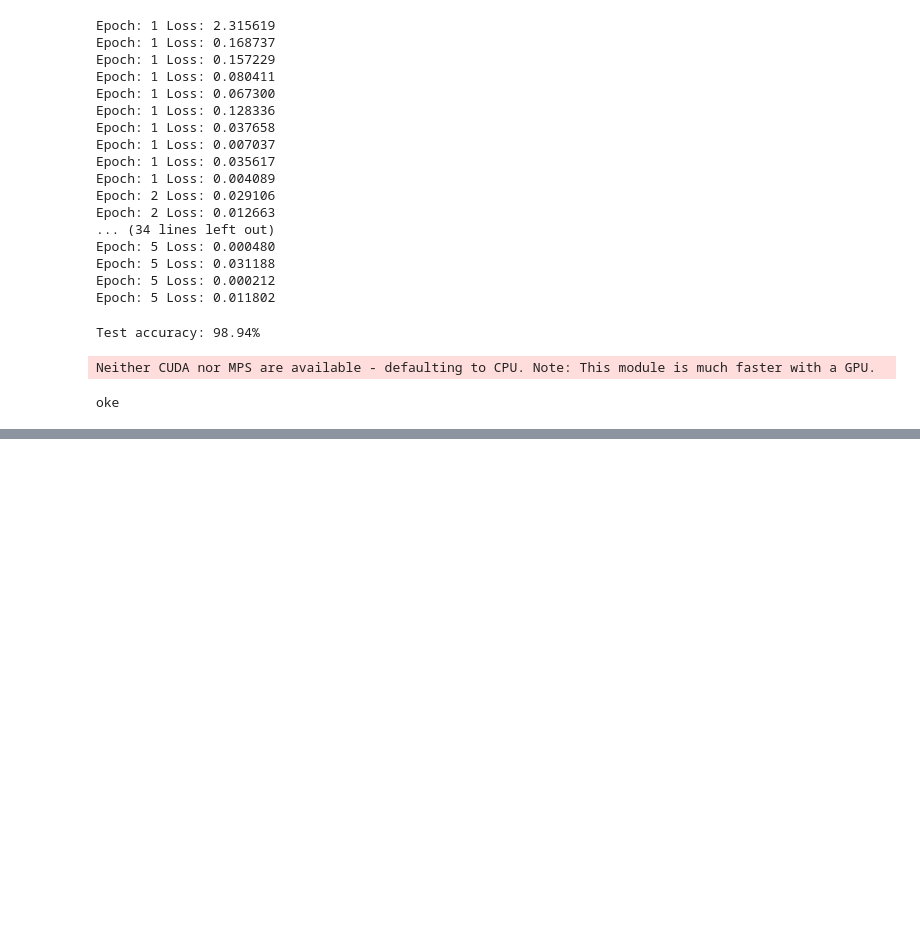
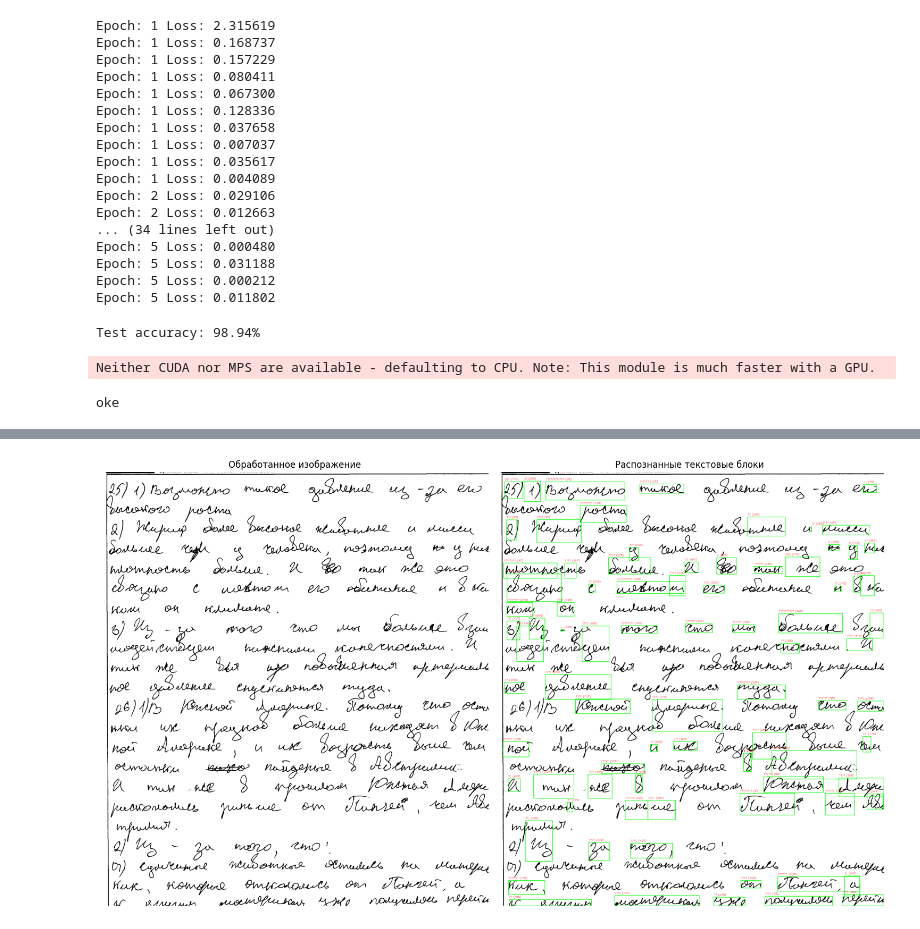
Before and after one commit to hom1e10101/ML_practice, a Jupyter notebook: day_2/aboba.ipynb, the cells around one changed output, grey strips where cells are left out. Saved outputs shown, nothing was run; the diff lists cells and outputs as text; code cells hidden in the pictures; blank space fills up the shorter version.

Commit message:
потыкал pytesseract

```diff
--- a/day_2/aboba.ipynb
+++ b/day_2/aboba.ipynb
@@ -218,0 +258,41 @@ AttributeError: module 'matplotlib' has no attribute 'imshow'
+# %%
+def draw_text_boxes(image, tesseract_data):
+    img_with_boxes = image.copy()
+    lines = tesseract_data.strip().split('\n')
+
+    for line in lines:
+        parts = line.split('\t')
+        if len(parts) >= 12:
+            try:
+                x, y, w, h = int(parts[6]), int(parts[7]), int(parts[8]), int(parts[9])
+                text = parts[11]
+                conf = int(parts[10])
+
+                if conf > 0:
+                    cv2.rectangle(img_with_boxes, (x, y), (x+w, y+h), (0, 255, 0), 2)
+                    cv2.putText(img_with_boxes, f"{text} ({conf}%)", (x, y-10),
+                                cv2.FONT_HERSHEY_SIMPLEX, 0.5, (255, 0, 0), 1)
+            except (ValueError, IndexError):
+                continue
+    return img_with_boxes
+# %%
+rgb_image = cv2.cvtColor(image, cv2.COLOR_BGR2RGB)
+data = pytesseract.image_to_data(thresh, config=custom_config, output_type=pytesseract.Output.STRING)
+image_with_boxes = draw_text_boxes(rgb_image, data)
+
+
+plt.figure(figsize=(15, 10))
+plt.subplot(1, 2, 1)
+plt.imshow(thresh, cmap='gray')
+plt.title("Обработанное изображение")
+plt.axis('off')
+
+plt.subplot(1, 2, 2)
+plt.imshow(image_with_boxes)
+plt.title("Распознанные текстовые блоки")
+plt.axis('off')
+
+plt.tight_layout()
+plt.show()
+# %% [output]
+[figure, added]
```
Also changed, not shown: parts of 5 cells of this notebook.
